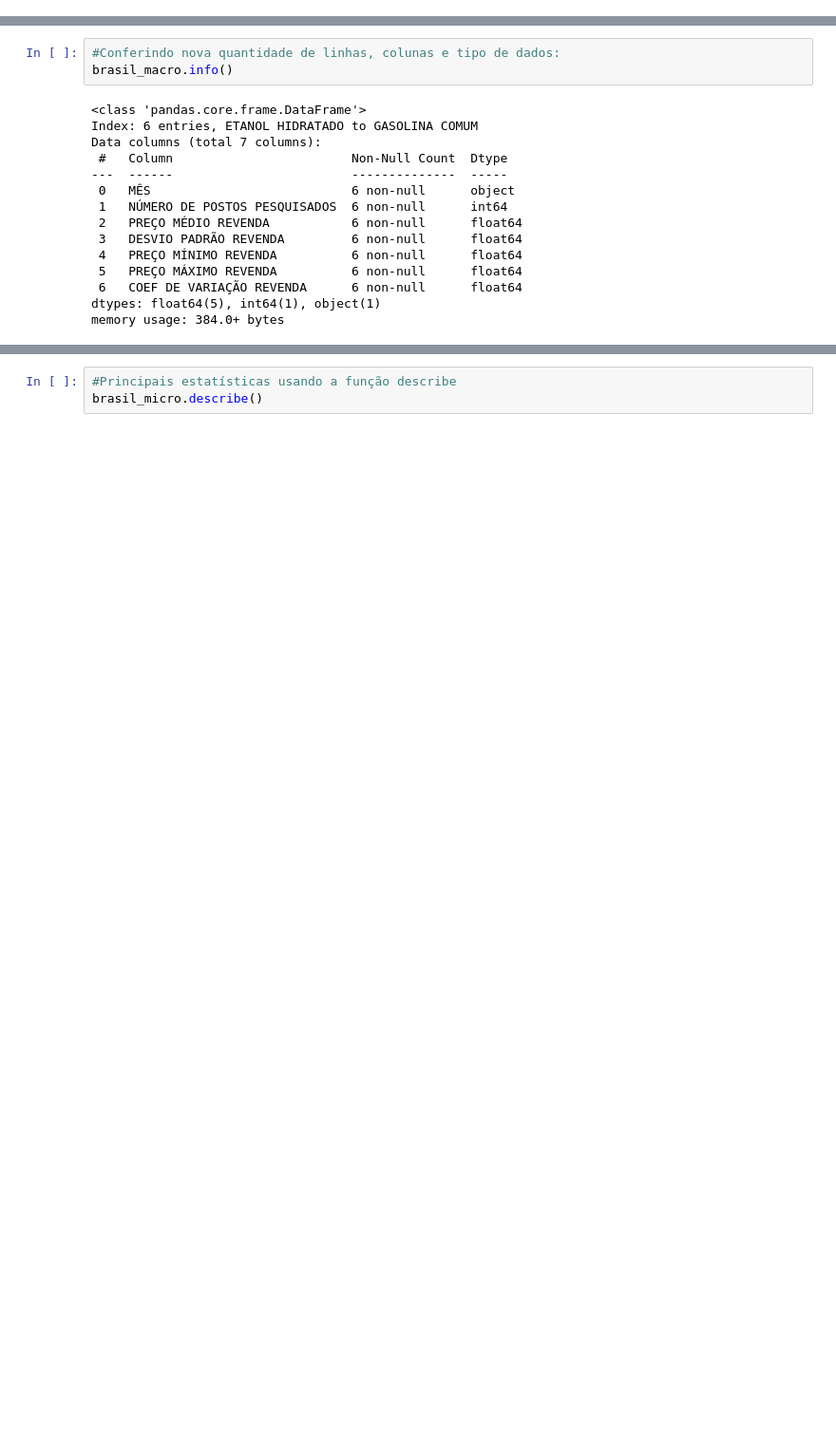
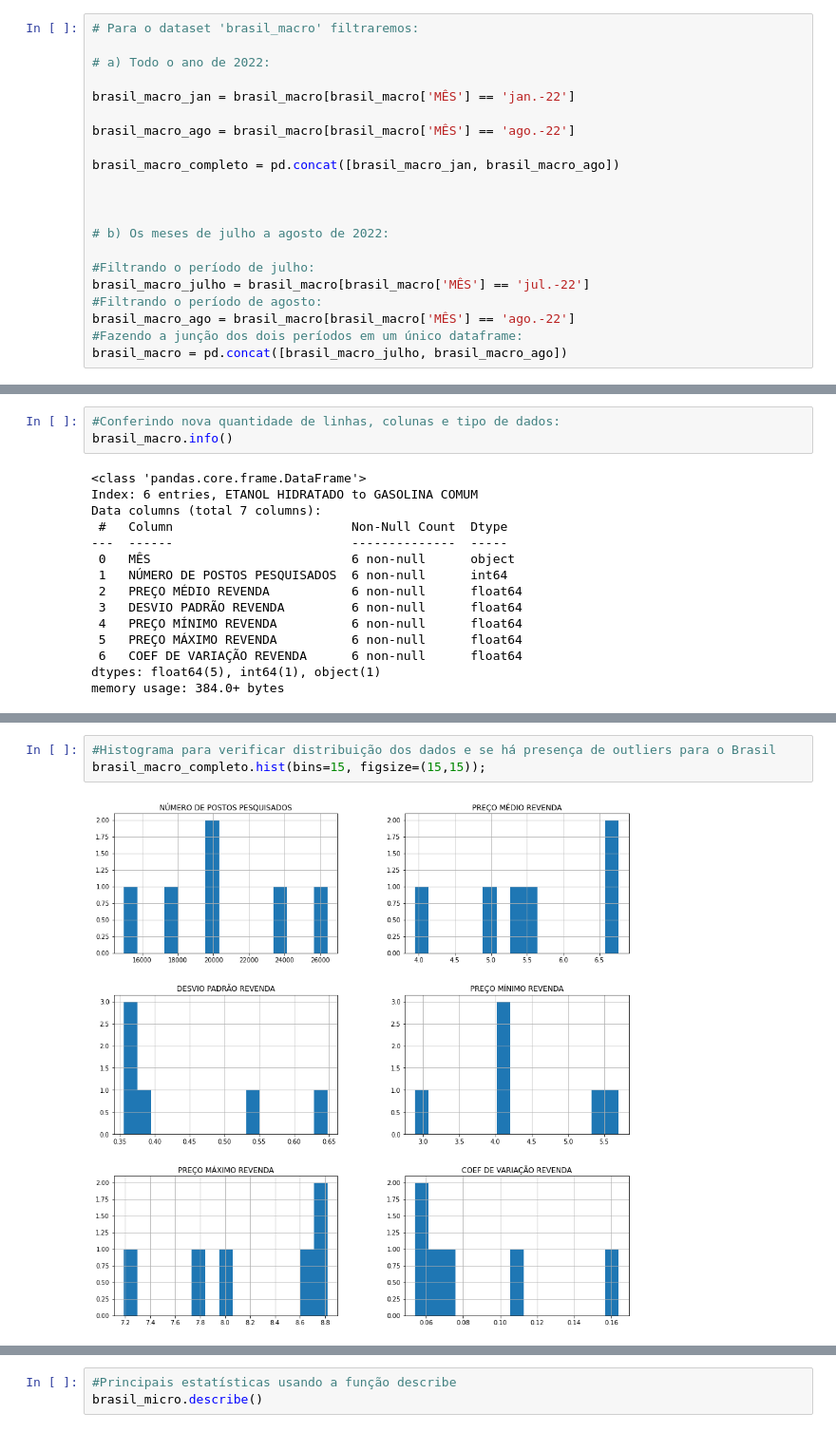
Before and after one commit to joaovictojuliao/Squad-2-M4, a Jupyter notebook: Resilia_M4_Projeto_Final_dados_ANP.ipynb, the cells around one changed output, grey strips where cells are left out. Shown: that part at 95% size. Saved outputs shown, nothing was run; the diff lists cells and outputs as text; blank space fills up the shorter version.

Commit message:
Conclusão da apresentação inicial, avanços na limpeza e qualidade dos dados

```diff
--- a/Resilia_M4_Projeto_Final_dados_ANP.ipynb
+++ b/Resilia_M4_Projeto_Final_dados_ANP.ipynb
@@ -115,0 +197,21 @@ brasil_micro
+# %%
+# Para o dataset 'brasil_macro' filtraremos:
+
+# a) Todo o ano de 2022:
+
+brasil_macro_jan = brasil_macro[brasil_macro['MÊS'] == 'jan.-22']
+
+brasil_macro_ago = brasil_macro[brasil_macro['MÊS'] == 'ago.-22']
+
+brasil_macro_completo = pd.concat([brasil_macro_jan, brasil_macro_ago])
+
+
+
+# b) Os meses de julho a agosto de 2022:
+
+#Filtrando o período de julho:
+brasil_macro_julho = brasil_macro[brasil_macro['MÊS'] == 'jul.-22']
+#Filtrando o período de agosto:
+brasil_macro_ago = brasil_macro[brasil_macro['MÊS'] == 'ago.-22']
+#Fazendo a junção dos dois períodos em um único dataframe:
+brasil_macro = pd.concat([brasil_macro_julho, brasil_macro_ago])
@@ -188,0 +342,5 @@ memory usage: 384.0+ bytes
+# %%
+#Histograma para verificar distribuição dos dados e se há presença de outliers para o Brasil
+brasil_macro_completo.hist(bins=15, figsize=(15,15));
+# %% [output]
+[figure, added]
```
Also changed, not shown: parts of 68 cells of this notebook.
